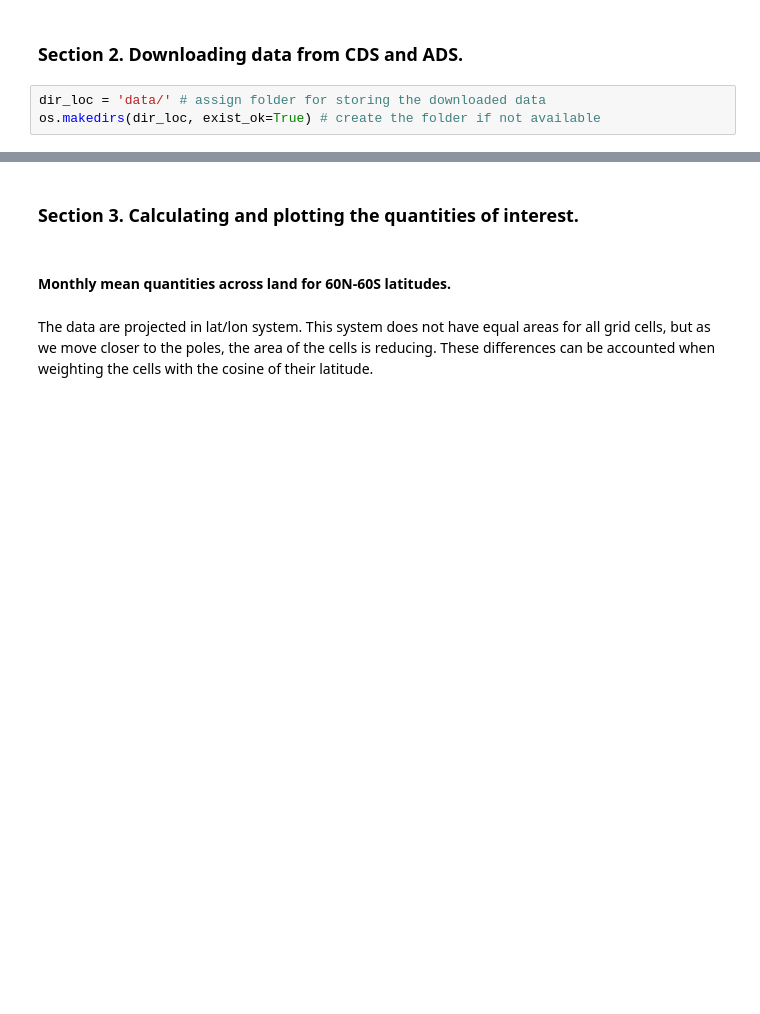
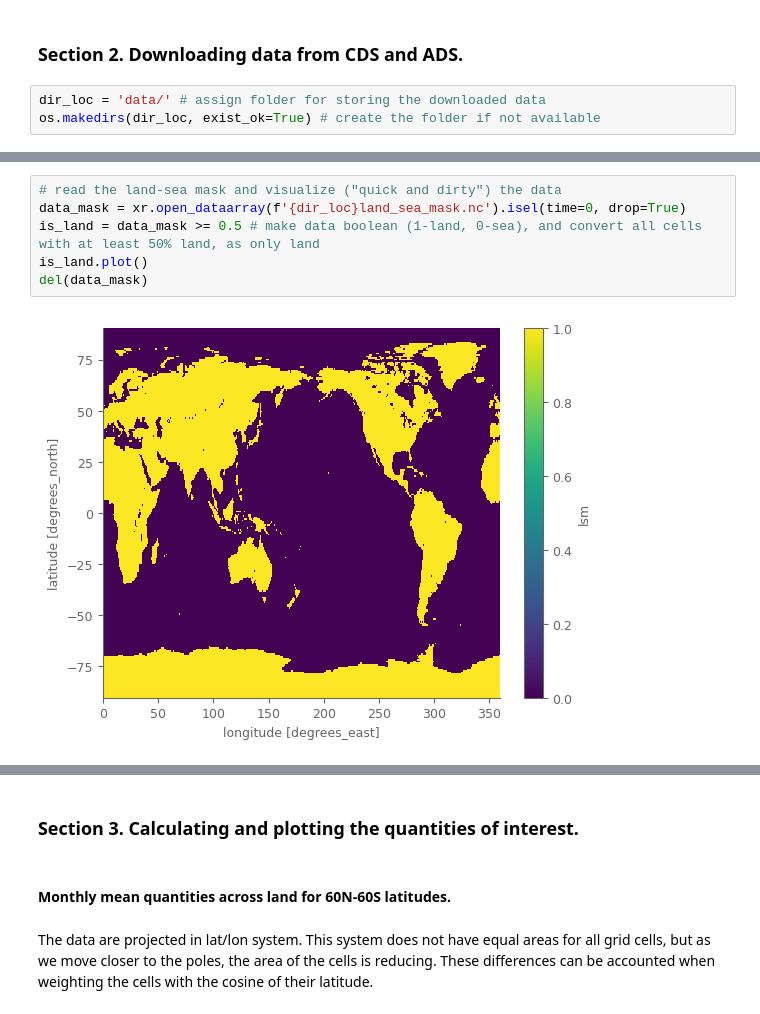
Before and after one commit to ECMWFCode4Earth/sketchbook-earth, a Jupyter notebook: tutorials/01_greenhouse_gases.ipynb, the cells around one changed output, grey strips where cells are left out. Drawn from its saved outputs; the diff is of its cells as text; blank space fills up the shorter version.

```diff
--- a/tutorials/01_greenhouse_gases.ipynb
+++ b/tutorials/01_greenhouse_gases.ipynb
@@ -72 +76,9 @@ Result(content_length=235364,content_type=application/x-netcdf,location=https://
+# %%
+# read the land-sea mask and visualize ("quick and dirty") the data
+data_mask = xr.open_dataarray(f'{dir_loc}land_sea_mask.nc').isel(time=0, drop=True)
+is_land = data_mask >= 0.5 # make data boolean (1-land, 0-sea), and convert all cells with at least 50% land, as only land
+is_land.plot()
+del(data_mask)
+# %% [output]
+[figure, added]
 # %%
```
Also changed, not shown: parts of 44 cells of this notebook, 1 other file.
